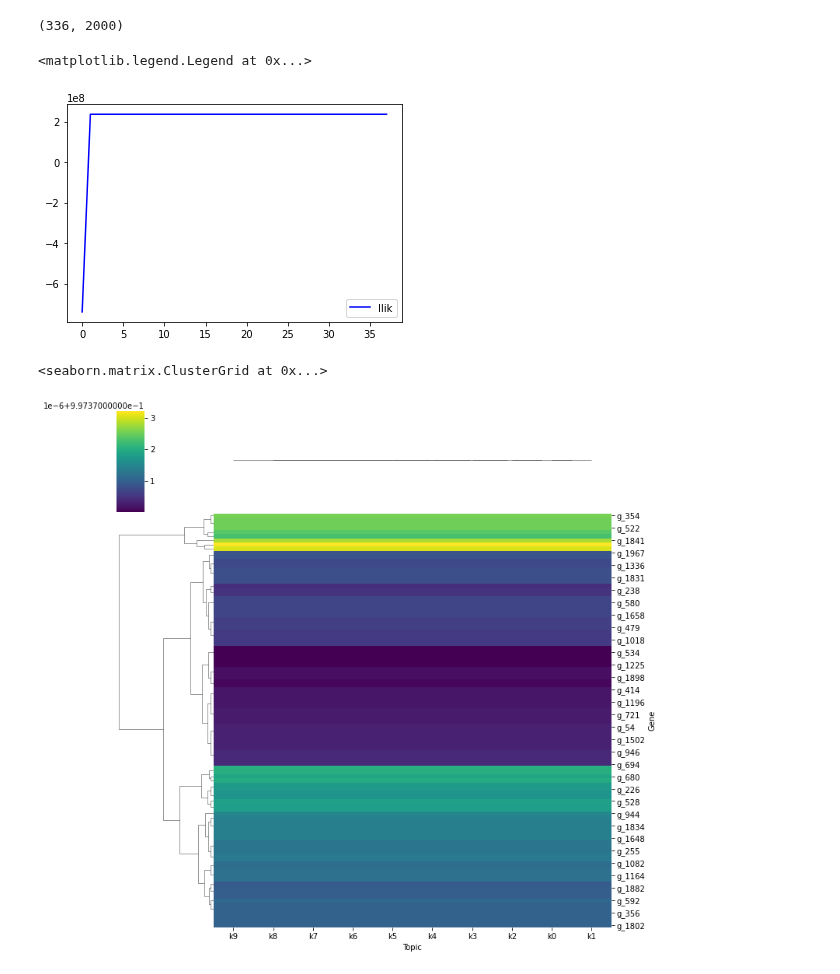
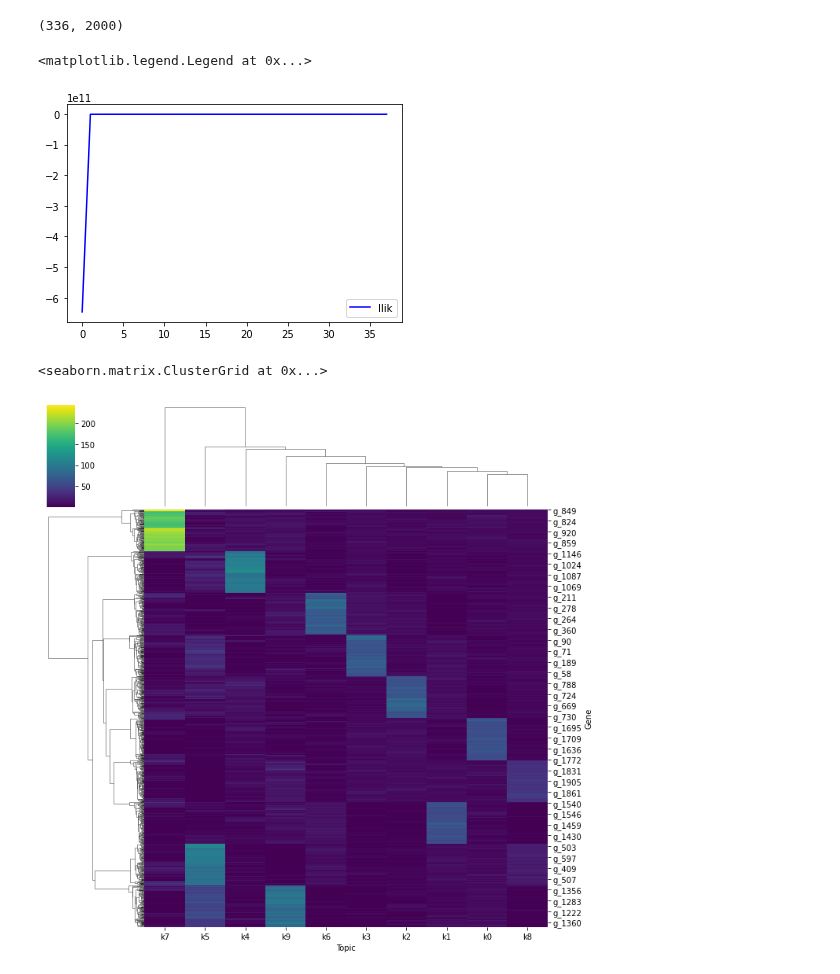
Before and after one commit to causalpathlab/asapp, a Jupyter notebook: examples/1_sim_data.ipynb, the cells around one changed output. Saved outputs shown, nothing was run; the diff lists cells and outputs as text; code cells hidden in the pictures.

```diff
--- a/examples/1_sim_data.ipynb
+++ b/examples/1_sim_data.ipynb
@@ -68,20 +74,20 @@ nmf = nmfm.run()
 # %%
-plt.plot(nmf.C,'b',label='llik')
+plt.plot(nmf.llik_trace,'b',label='llik')
 plt.legend()
 # %% [output]
 <matplotlib.legend.Legend at 0x...>
-[figure, old version]
+[figure, new version]
 # %%
-df_beta = pd.DataFrame(nmf.A.T)
+df_beta = pd.DataFrame(nmf.beta.T)
 df_beta.columns = dl.cols
 df_top = _topics.get_topic_top_genes(df_beta.iloc[:,:],top_n=100)
 df_top = df_top.pivot(index='Topic',columns='Gene',values='Proportion')
 
 # df_top[df_top>100] = 100
 sns.clustermap(df_top.T,cmap='viridis')
 # %% [output]
 <seaborn.matrix.ClusterGrid at 0x...>
-[figure, old version]
+[figure, new version]
 # %%
 import umap
 df_sctheta = pd.DataFrame(asap.model.Etheta)
```
Also changed, not shown: parts of 3 cells of this notebook, 6 other files.
